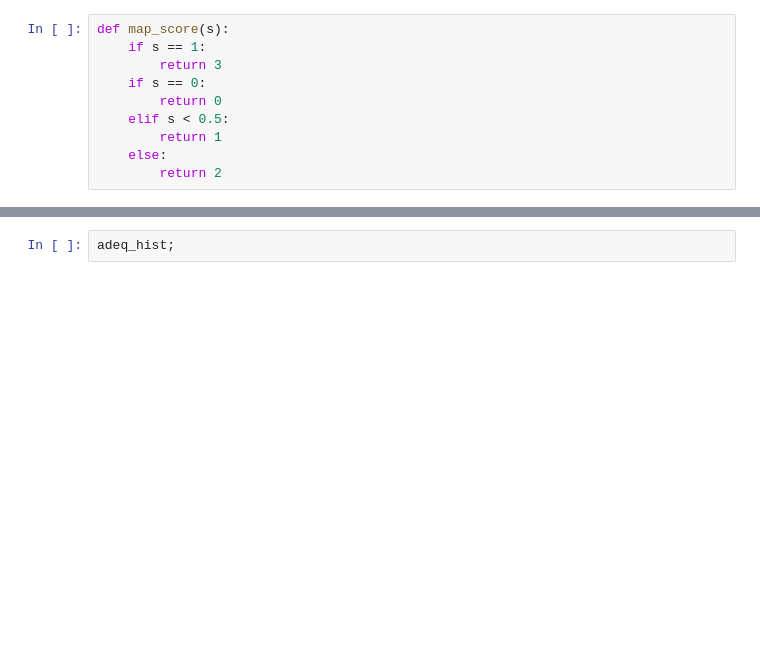
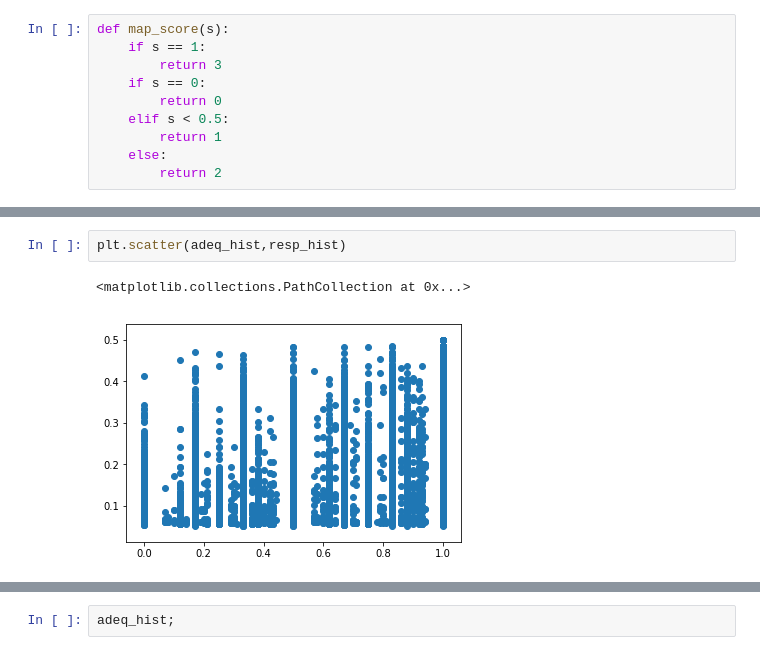
Before and after one commit to sinazarriess/many_names_collection, a Jupyter notebook: analysis/plot_adequacy_sina.ipynb, the cells around one changed output, grey strips where cells are left out. Cells and saved outputs as stored; diff of their text form; blank space fills up the shorter version.

```diff
--- a/analysis/plot_adequacy_sina.ipynb
+++ b/analysis/plot_adequacy_sina.ipynb
@@ -130,0 +153,5 @@ for ix,row in df.iterrows():
+# %%
+plt.scatter(adeq_hist,resp_hist)
+# %% [output]
+<matplotlib.collections.PathCollection at 0x...>
+[figure, added]
```
Also changed, not shown: parts of 35 cells of this notebook.
